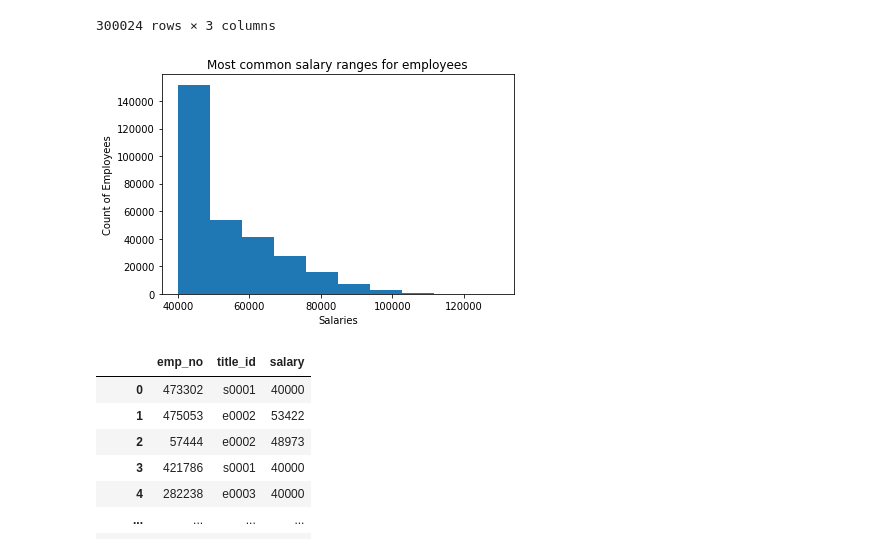
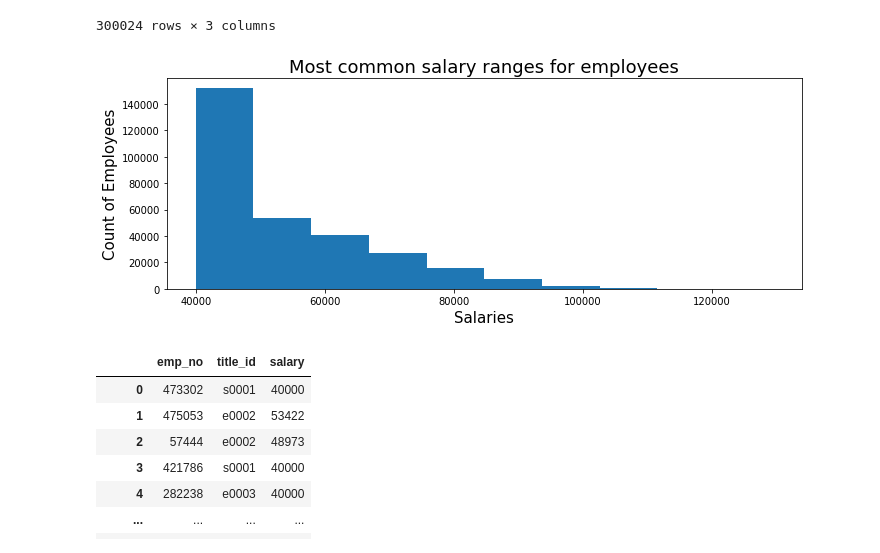
Before and after one commit to khartmann5/sql-challenge, a Jupyter notebook: Bonus_Analysis.ipynb, the cells around one changed output. Cells and saved outputs as stored; diff of their text form; code cells hidden in the pictures.

Commit message:
formatting histogram

```diff
--- a/Bonus_Analysis.ipynb
+++ b/Bonus_Analysis.ipynb
@@ -67,15 +67,15 @@ emp_salaries
 # %%
 # Create a histogram to visualize the most common salary ranges for employees.
 x = emp_salaries['salary']
 plt.hist(x,histtype='bar',align='mid',orientation='vertical')
-plt.xlabel("Salaries")
-plt.ylabel("Count of Employees")
-plt.title("Most common salary ranges for employees")
+plt.xlabel("Salaries", fontsize=15)
+plt.ylabel("Count of Employees",fontsize=15)
+plt.title("Most common salary ranges for employees",fontsize=18)
 plt.tight_layout()
 plt.savefig("Images/histogram_salary_ranges")
 plt.show()
 # %% [output]
-[figure, old version]
+[figure, new version]
 # %%
 # Rename column in emp_salaries dataframe from emp_title_id to title_id
 emp_salaries = emp_salaries.rename(columns={"emp_title_id":"title_id"})
```
Also changed, not shown: 2 other files.
